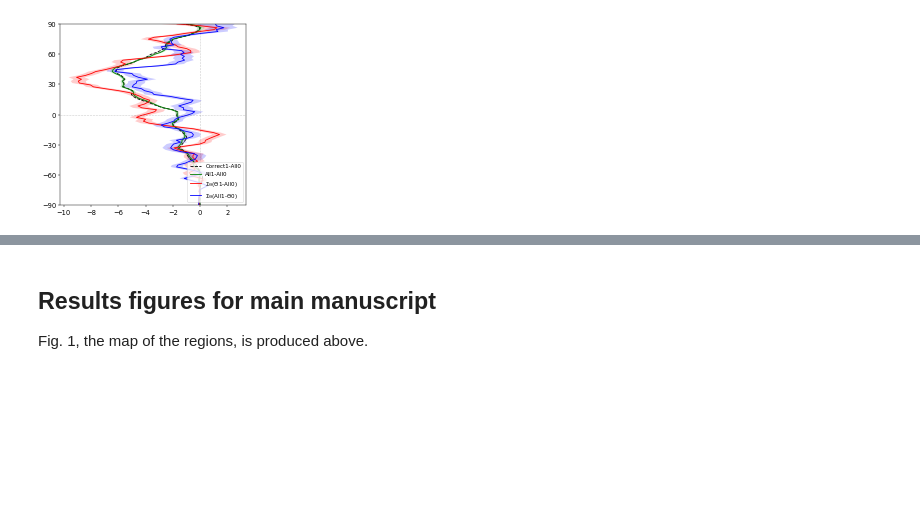
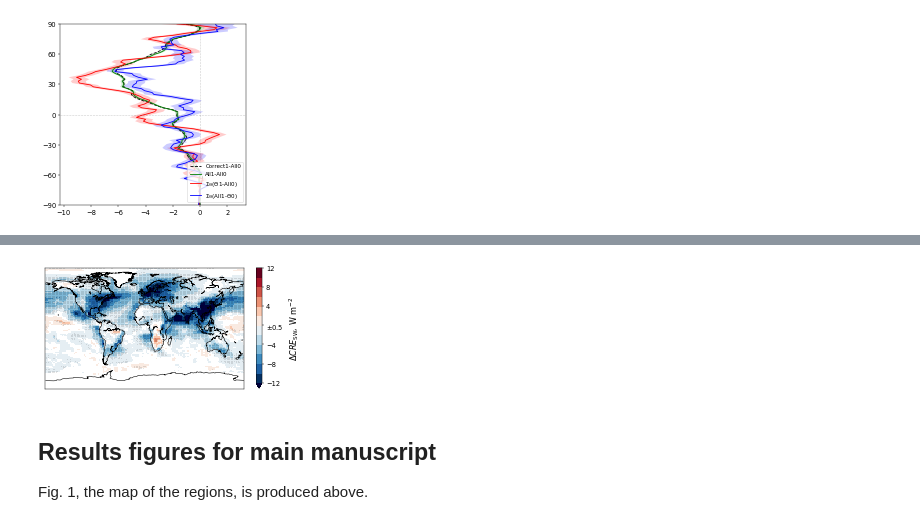
Before and after one commit to grandey/draft2017a-region-rfp, a Jupyter notebook: figures_draft2017a.ipynb, the cells around one changed output, grey strips where cells are left out. Saved outputs shown, nothing was run; the diff lists cells and outputs as text; code cells hidden in the pictures; blank space fills up the shorter version.

Commit message:
figures_draft2017a.ipynb: adding difference_map(); modifying zonal_mean_line_plot()
zonal_mean_line_plot(): adding argument for different scenario
combinations.

```diff
--- a/figures_draft2017a.ipynb
+++ b/figures_draft2017a.ipynb
@@ -759,3 +771,83 @@ if True:
+# %%
+def difference_map(variable='SWCF_d1',
+                   scenario_combination='All1-All0',
+                   vlim=[-12, 12], whiteout='0.5',
+                   cmap_name='RdBu_r', nlev=12, colorbar=True,
+                   title=None,
+                   ax=None):
+    # Create Axes if no Axes passed as an argument
+    if ax is None:
+        fig, ax = plt.subplots(1, 1, figsize=(8, 4))
+    # Discretise colormap and set over/under
+    cmap = plt.cm.get_cmap(cmap_name, nlev)
+    if cmap_name == 'RdBu_r':
+        cmap.set_under([0, 0, 0.25])
+        cmap.set_over([0.25, 0, 0])
+    elif cmap_name=='BrBG':
+        cmap.set_under([0.2,0.1,0])
+        cmap.set_over([0,0.15,0.1])
+    # Load data for scenario combination
+    stats_dict = lib_draft2017a.load_2d_stats(scenario_combination=scenario_combination,
+                                              variable=variable)
+    mean = stats_dict['mean']
+    # Find where statistically significant and larger than whiteout value
+    if stats_dict['p_value'] is not None:  # use p-values if available
+        p_value = stats_dict['p_value']
+        if np.isnan(p_value).any():  # check for NaNs and replace with ones...
+            w_replace = (np.where(np.isnan(p_value) &
+                                  (mean == 0.)))  #... if mean is zero
+            p_value[w_replace] = 1.
+        w_sig = np.where((p_value.ravel() <= 0.01) &  # statistically significant at 0.01 &
+                         (np.abs(mean.values.ravel()) >  # mean larger than whiteout value
+                          float(whiteout)))
+    else:  # if p-values not available, use 99% confidence interval
+        ci99 = stats_dict['ci99']
+        ci99[0] * ci99[1]
+        w_sig = np.where(((ci99[0]*ci99[1]).values.ravel() > 0) &  # 99% CI does not include zero &
+                         (np.abs(mean.values.ravel()) >  # mean larger than whiteout value
+                          float(whiteout)))
+    lon_sig, lat_sig = np.meshgrid(mean['lon'].values, mean['lat'].values)
+    lon_sig = lon_sig.ravel()[w_sig]
+    lat_sig = lat_sig.ravel()[w_sig]
+    # Map
+    bm = Basemap(llcrnrlat=-90.0, urcrnrlat=90.0,
+                 llcrnrlon=lon0, urcrnrlon=360.0+lon0, ax=ax)
+    bm.drawcoastlines(ax=ax)
+    # Plot field and stippling
+    mean_masked = np.ma.masked_inside(mean, -1*float(whiteout), float(whiteout))
+    im = ax.imshow(mean_masked,
+                   extent=[lon0, 360+lon0, -lat0, lat0],
+                   vmin=vlim[0], vmax=vlim[1], cmap=cmap, aspect='auto')
+    ax.scatter(lon_sig, lat_sig, marker='.', s=0.05, c='k')
+    # Colorbar
+    if colorbar:
+        if mean.min() < vlim[0] and mean.max() > vlim[1]:
+            extend = 'both'
+        elif mean.min() < vlim[0]:
+            extend = 'min'
+        elif mean.max() > vlim[1]:
+            extend = 'max'
+        else:
+            extend = 'neither'
+        ticks = np.arange(vlim[0], vlim[1]+1e-10, (vlim[1]-vlim[0])/(nlev/2))
+        cbar = plt.colorbar(im, ticks=ticks, extend=extend)
+        if float(whiteout) != 0:
+            tick_labels = [item.get_text() for item in cbar.ax.get_yticklabels()]
+            tick_labels[int(nlev/4)] = r'$\pm$' + whiteout
+            cbar.ax.set_yticklabels(tick_labels, fontsize='large')
+        label = '{}, {}'.format(variable_symbol_dict[variable],
+                                variable_units_dict[variable])
+        cbar.set_label(label, fontsize='x-large', labelpad=7)
+    # Title
+    if title:
+        ax.set_title(title, fontsize='x-large')
+    return ax, im, mean
+
+# Example
+if True:
+    difference_map()
+# %% [output]
+[figure, added]
 # %% [markdown]
 ## Results figures for main manuscript
 Fig. 1, the map of the regions, is produced above.
```
Also changed, not shown: parts of 4 cells of this notebook.
